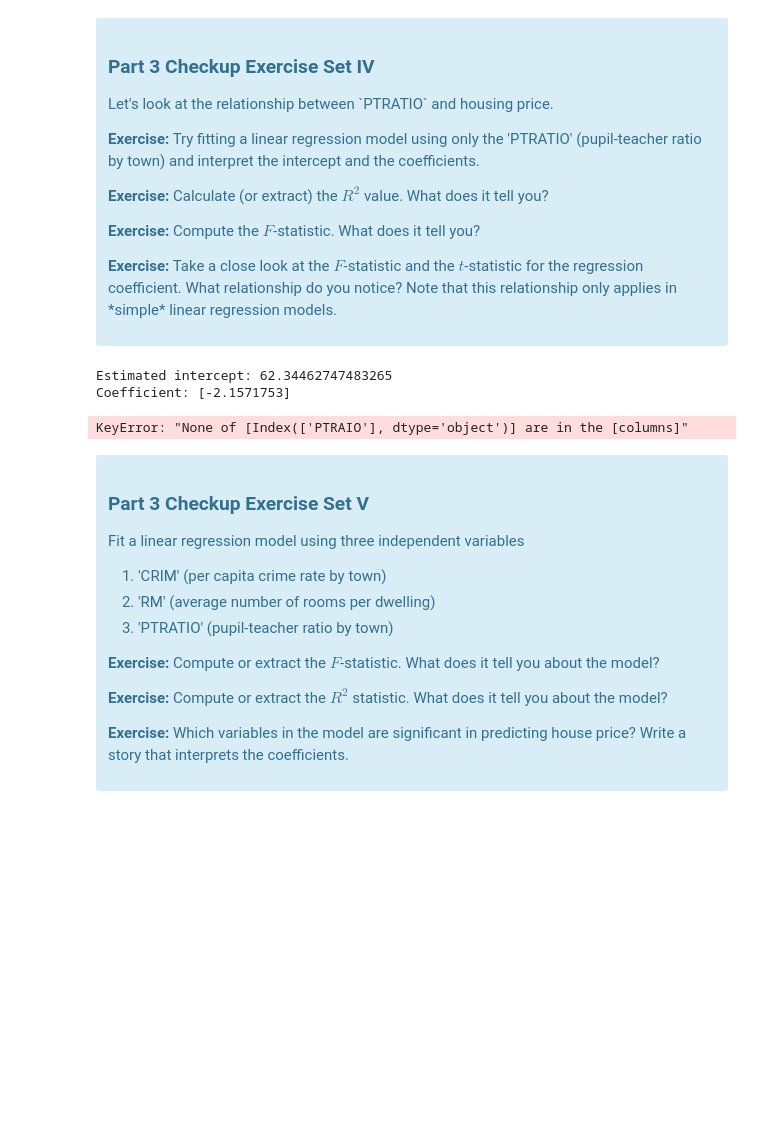
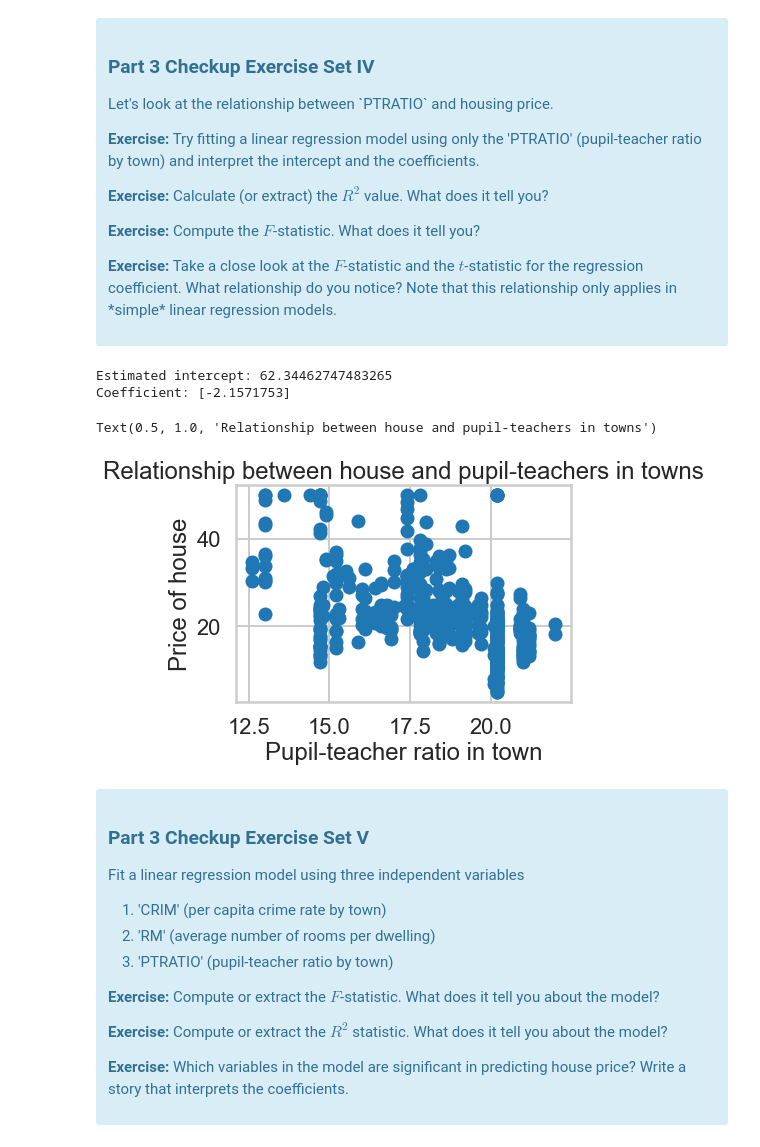
Before and after one commit to CJL89/Linear-Regression, a Jupyter notebook: Mini_Project_Linear_Regression.ipynb, the cells around one changed output. Cells and saved outputs as stored; diff of their text form; code cells hidden in the pictures; blank space fills up the shorter version.

```diff
--- a/Mini_Project_Linear_Regression.ipynb
+++ b/Mini_Project_Linear_Regression.ipynb
@@ -645,14 +645,19 @@ Once we compute the $F$-statistic, we can use the $F$-distribution with $N-K$ an
 # %%
 # your turn
 lm = LinearRegression()
 lm.fit(X[['PTRATIO']], bos['PRICE'])
 print('Estimated intercept:', lm.intercept_)
 print('Coefficient:', lm.coef_)
-plt.scatter(X[['PTRAIO']], bos['PRICE'])
+
+plt.scatter(X[['PTRATIO']], bos['PRICE'])
+plt.xlabel('Pupil-teacher ratio in town')
+plt.ylabel('Price of house')
+plt.title('Relationship between house and pupil-teachers in towns')
 # %% [output]
 Estimated intercept: 62.34462747483265
 Coefficient: [-2.1571753]
-KeyError: "None of [Index(['PTRAIO'], dtype='object')] are in the [columns]"
+Text(0.5, 1.0, 'Relationship between house and pupil-teachers in towns')
+[figure, added]
 # %% [markdown]
 <div class="span5 alert alert-info">
 <h3>Part 3 Checkup Exercise Set V</h3>
```
Also changed, not shown: 1 other file.
